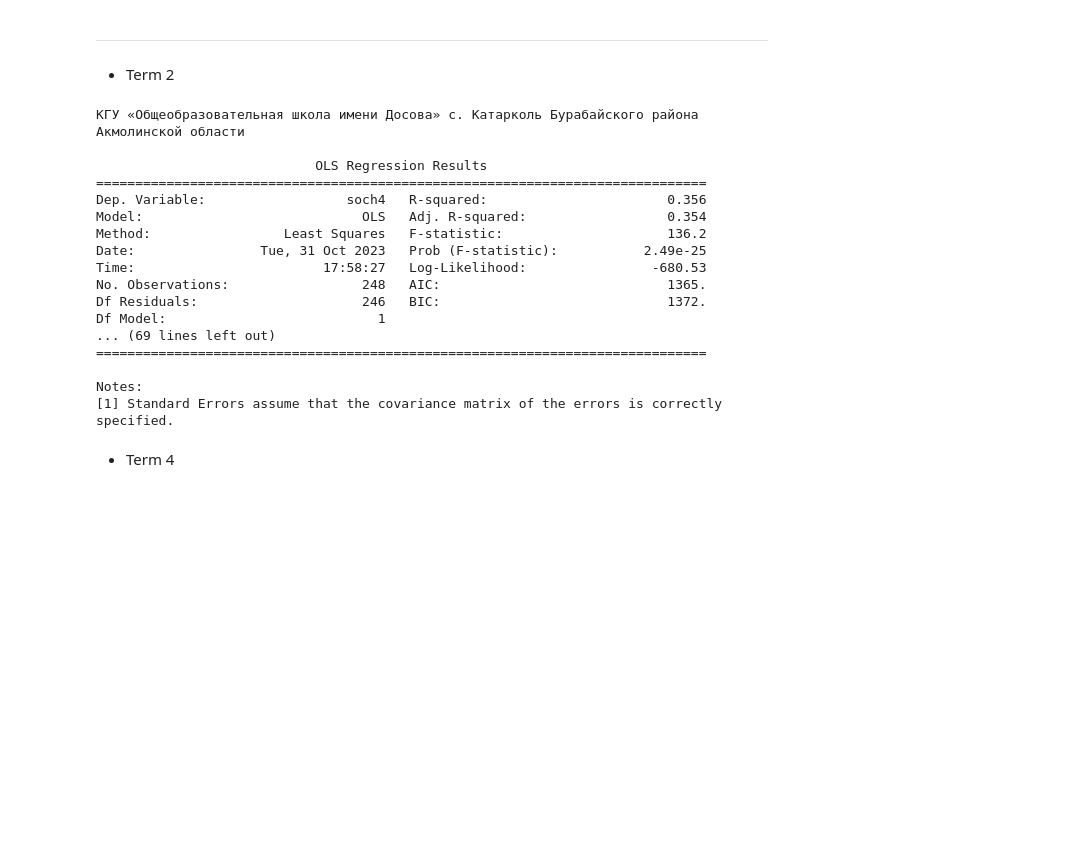
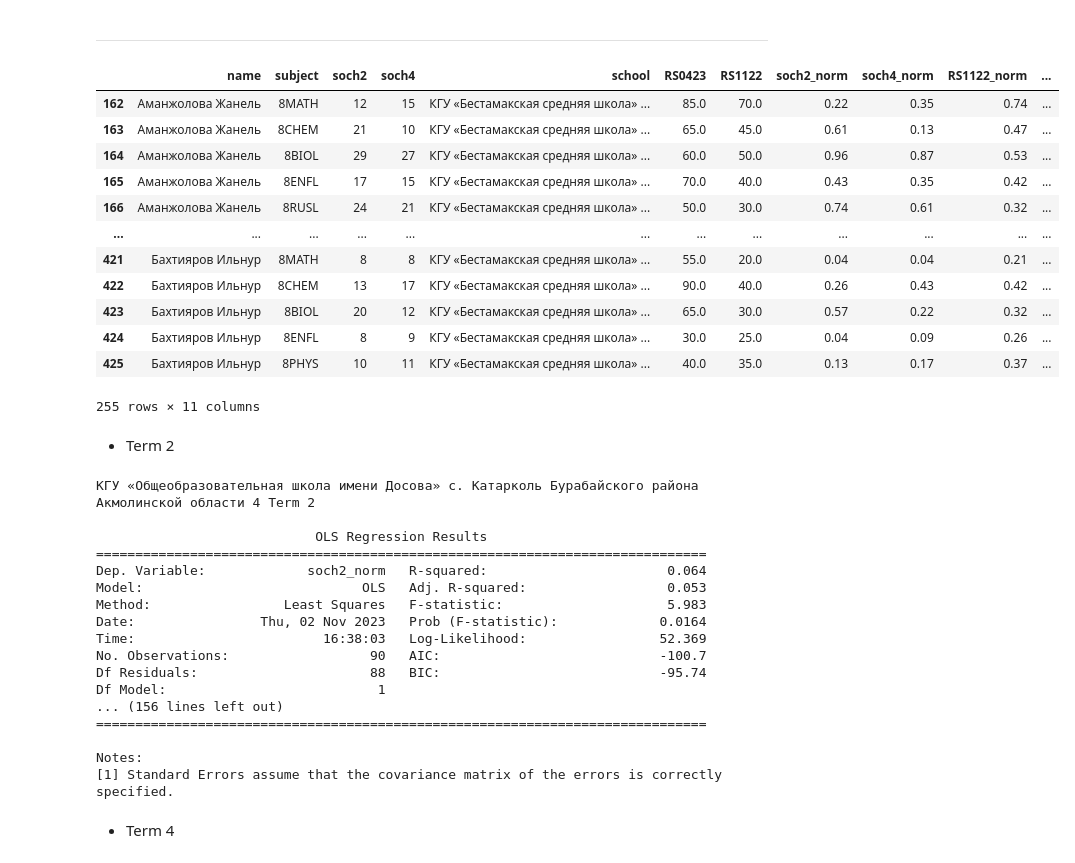
Before and after one commit to rkasseno/suburban-schools-regression-analysis, a Jupyter notebook: main/internal_exam_main.ipynb, the cells around one changed output. Cells and saved outputs as stored; diff of their text form; code cells hidden in the pictures; blank space fills up the shorter version.

```diff
--- a/main/internal_exam_main.ipynb
+++ b/main/internal_exam_main.ipynb
@@ -177,31 +475,48 @@ merged_dict['КГУ «Общеобразовательная школа № 5 г
 ---
 # %%
 import statsmodels.api as sm
+# %%
+dfs_grade['КГУ «Бестамакская средняя школа» Алгинского района Актюбинской области'][8]
+# %% [output]
+|  | name | subject | soch2 | soch4 | school | RS0423 | RS1122 | soch2_norm | soch4_norm | RS1122_norm | ... |
+| 162 | Аманжолова Жанель | 8MATH | 12 | 15 | КГУ «Бестамакская средняя школа» ... | 85.0 | 70.0 | 0.22 | 0.35 | 0.74 | ... |
+| 163 | Аманжолова Жанель | 8CHEM | 21 | 10 | КГУ «Бестамакская средняя школа» ... | 65.0 | 45.0 | 0.61 | 0.13 | 0.47 | ... |
+| 164 | Аманжолова Жанель | 8BIOL | 29 | 27 | КГУ «Бестамакская средняя школа» ... | 60.0 | 50.0 | 0.96 | 0.87 | 0.53 | ... |
+| 165 | Аманжолова Жанель | 8ENFL | 17 | 15 | КГУ «Бестамакская средняя школа» ... | 70.0 | 40.0 | 0.43 | 0.35 | 0.42 | ... |
+| 166 | Аманжолова Жанель | 8RUSL | 24 | 21 | КГУ «Бестамакская средняя школа» ... | 50.0 | 30.0 | 0.74 | 0.61 | 0.32 | ... |
+| ... | ... | ... | ... | ... | ... | ... | ... | ... | ... | ... | ... |
+| 421 | Бахтияров Ильнур | 8MATH | 8 | 8 | КГУ «Бестамакская средняя школа» ... | 55.0 | 20.0 | 0.04 | 0.04 | 0.21 | ... |
+| 422 | Бахтияров Ильнур | 8CHEM | 13 | 17 | КГУ «Бестамакская средняя школа» ... | 90.0 | 40.0 | 0.26 | 0.43 | 0.42 | ... |
+| 423 | Бахтияров Ильнур | 8BIOL | 20 | 12 | КГУ «Бестамакская средняя школа» ... | 65.0 | 30.0 | 0.57 | 0.22 | 0.32 | ... |
+| 424 | Бахтияров Ильнур | 8ENFL | 8 | 9 | КГУ «Бестамакская средняя школа» ... | 30.0 | 25.0 | 0.04 | 0.09 | 0.26 | ... |
+| 425 | Бахтияров Ильнур | 8PHYS | 10 | 11 | КГУ «Бестамакская средняя школа» ... | 40.0 | 35.0 | 0.13 | 0.17 | 0.37 | ... |
+255 rows × 11 columns
 # %% [markdown]
 * Term 2
 # %%
-for school, table in merged_dict.items():
-    X = table[~(table['soch2'].isna() | table['RS1122'].isna())]['RS1122']
-    y = table[~(table['soch2'].isna() | table['RS1122'].isna())]['soch4']
+for school, grades in dfs_grade.items():
+    for grade, t2 in grades.items():
+        X = t2['RS1122_norm']
+        y = t2['soch2_norm']
 
-    X = sm.add_constant(X)
-    model = sm.OLS(y, X).fit()
-    print(f'{school}\n')
-    print(f'{model.summary()}\n\n')
+        X = sm.add_constant(X)
+        model = sm.OLS(y, X).fit()
+        print(f'{school} {grade} Term 2\n')
+        print(f'{model.summary()}\n\n')
 # %% [output]
-КГУ «Общеобразовательная школа имени Досова» с. Катарколь Бурабайского района Акмолинской области
+КГУ «Общеобразовательная школа имени Досова» с. Катарколь Бурабайского района Акмолинской области 4 Term 2
 
                             OLS Regression Results
 ==============================================================================
-Dep. Variable:                  soch4   R-squared:                       0.356
-Model:                            OLS   Adj. R-squared:                  0.354
-Method:                 Least Squares   F-statistic:                     136.2
-Date:                Tue, 31 Oct 2023   Prob (F-statistic):           2.49e-25
-Time:                        17:58:27   Log-Likelihood:                -680.53
-No. Observations:                 248   AIC:                             1365.
-Df Residuals:                     246   BIC:                             1372.
+Dep. Variable:             soch2_norm   R-squared:                       0.064
+Model:                            OLS   Adj. R-squared:                  0.053
+Method:                 Least Squares   F-statistic:                     5.983
+Date:                Thu, 02 Nov 2023   Prob (F-statistic):             0.0164
+Time:                        16:38:03   Log-Likelihood:                 52.369
+No. Observations:                  90   AIC:                            -100.7
+Df Residuals:                      88   BIC:                            -95.74
 Df Model:                           1
-... (69 lines left out)
+... (156 lines left out)
 ==============================================================================
 
 Notes:
```
Also changed, not shown: parts of 34 cells of this notebook, 1 other file.
